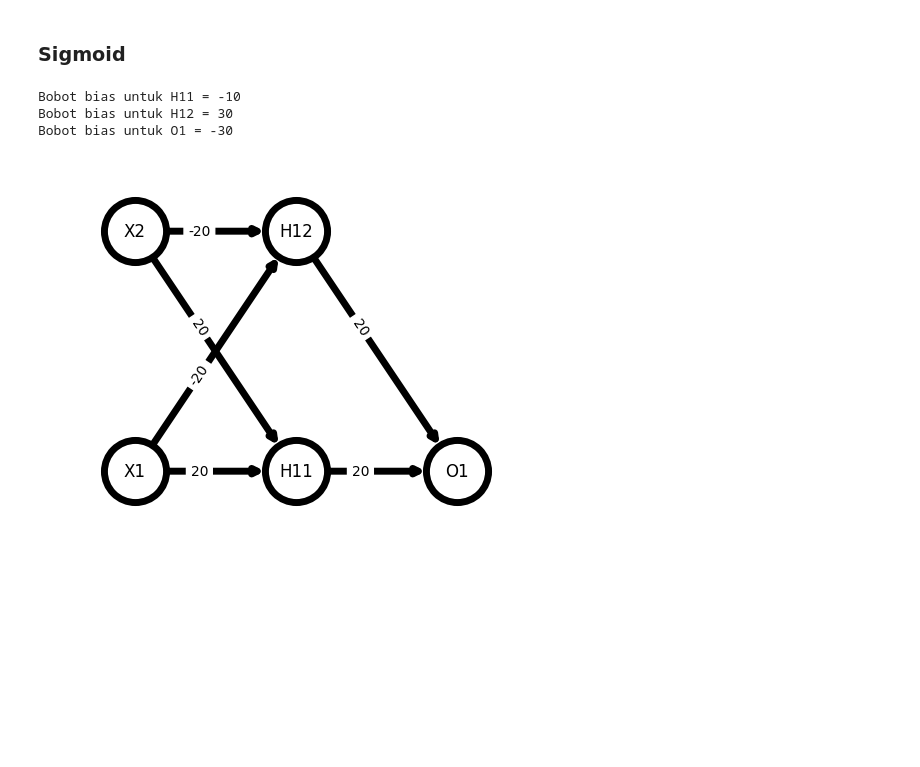
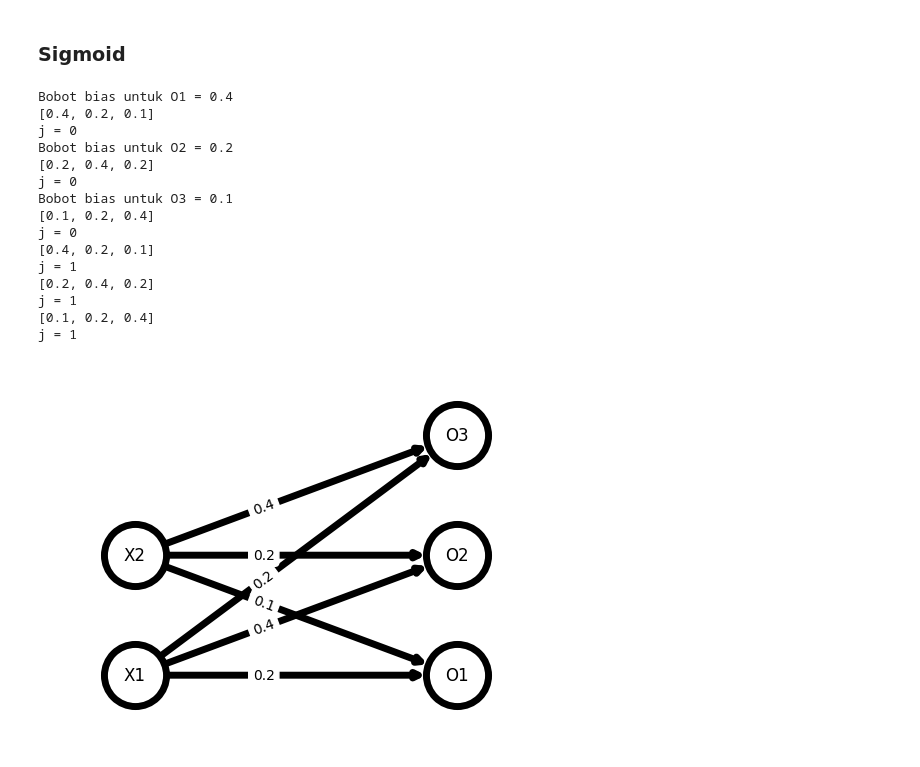
Before and after one commit to gedearyarp/FFNN-Backpropagation, a Jupyter notebook: src/A-forward-propagation/TubesA_13520036.ipynb, the cells around one changed output. Saved outputs shown, nothing was run; the diff lists cells and outputs as text; code cells hidden in the pictures; blank space fills up the shorter version.

Commit message:
Checkpoint: Add functionality to read proper TC

```diff
--- a/src/A-forward-propagation/TubesA_13520036.ipynb
+++ b/src/A-forward-propagation/TubesA_13520036.ipynb
@@ -126,14 +125,32 @@ class ANNGraph:
 
     def build_ann_graph(self):
         self.config = FileUtility.import_json(self.file_path)
-        layers = self.config["layers"]
 
-        for layer in layers:
+        # Buat input layer
+        input_layer = Layer([], LayerEnum.INPUT.value, "")
+        input_size = self.config["case"]["model"]["input_size"]
+        for _ in range(input_size):
+            neuron = self.__generate_neuron_data(input_layer, {"weights": []})
+            input_layer.add_neuron(neuron)
+        self.layers.append(input_layer)
+
+        layers = self.config["case"]["model"]["layers"]
+
+        for i, layer in enumerate(layers):
             # Untuk setiap layer, persiapkan neuronnya
-            curr_layer = Layer([], layer["type"], layer["activation_func"])
+            layer_type = LayerEnum.HIDDEN.value
+            if i == len(layers) - 1:
+                layer_type = LayerEnum.OUTPUT.value
 
-            for neuron_data in layer["neurons"]:
-                neuron = self.__generate_neuron_data(curr_layer, neuron_data)
+            curr_layer = Layer([], layer_type, layer["activation_function"])
+
+            layer_weights = self.config["case"]["weights"][i]
+
+            for j in range(layer["number_of_neurons"]):
+                neuron_weights = []
+                for k in range(len(layer_weights[j])):
+                    neuron_weights.append(layer_weights[k][j])
+                neuron = self.__generate_neuron_data(curr_layer, {"weights": neuron_weights})
                 curr_layer.add_neuron(neuron)
 
             self.layers.append(curr_layer)
@@ -244,13 +261,11 @@ class ANNGraph:
 
     def __generate_neuron_data(self, layer: Layer, neuron_data):
         weights: list = []
-        bias: list = []
 
         if (layer.get_type() == LayerEnum.HIDDEN.value or layer.get_type() == LayerEnum.OUTPUT.value):
             weights = neuron_data["weights"]
-            bias = neuron_data["bias"]
 
-        return Neuron(layer, weights, bias)
+        return Neuron(layer, weights)
 
     def __activate_all_neurons(self):
         for i, layer in enumerate(self.layers):
@@ -274,5 +289,13 @@ class ANNGraph:
         total += neuron.get_bias() * neuron.get_weight(0)
 
         neuron.set_net(total)
+
+    def solve(self):
+        inputs = self.config["case"]["input"]
+
+        for _input in inputs:
+            print(f">> Untuk input {_input}")
+            self.predict(_input)
+            self.print_details()
 # %% [markdown]
 ## Testing
@@ -279,11 +382,23 @@ class ANNGraph:
 # %% [markdown]
 ### Sigmoid
 # %%
-# Load graph
-graph = ANNGraph("config/xor_sigmoid.json")
+graph = ANNGraph("config/sigmoid.json")
 graph.draw_ann_graph()
+graph.solve()
 # %% [output]
-Bobot bias untuk H11 = -10
-Bobot bias untuk H12 = 30
-Bobot bias untuk O1 = -30
+Bobot bias untuk O1 = 0.4
+[0.4, 0.2, 0.1]
+j = 0
+Bobot bias untuk O2 = 0.2
+[0.2, 0.4, 0.2]
+j = 0
+Bobot bias untuk O3 = 0.1
+[0.1, 0.2, 0.4]
+j = 0
+[0.4, 0.2, 0.1]
+j = 1
+[0.2, 0.4, 0.2]
+j = 1
+[0.1, 0.2, 0.4]
+j = 1
-[figure, old version]
+[figure, new version]
```
Also changed, not shown: parts of 15 cells of this notebook, 2 other files.
